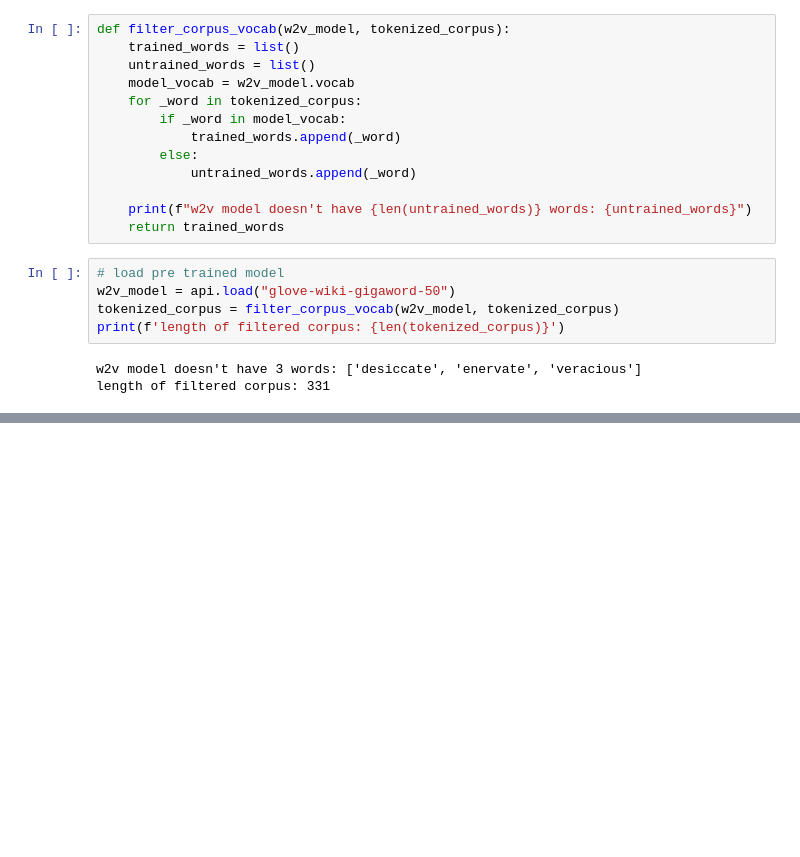
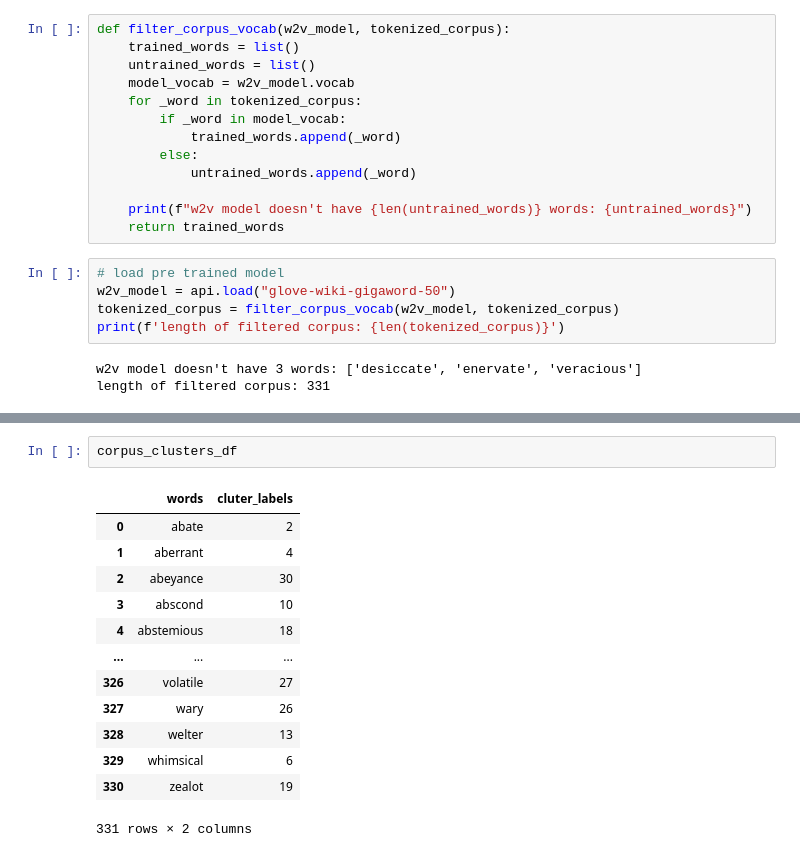
Before and after one commit to krishnansr/barrons-clustering, a Jupyter notebook: notebooks/affinity_prop_clustering.ipynb, the cells around one changed output, grey strips where cells are left out. Drawn from its saved outputs; the diff is of its cells as text; blank space fills up the shorter version.

```diff
--- a/notebooks/affinity_prop_clustering.ipynb
+++ b/notebooks/affinity_prop_clustering.ipynb
@@ -119,0 +140,16 @@ for label, x, y in zip(labels, T[:, 0], T[:, 1]):
+# %%
+corpus_clusters_df
+# %% [output]
+|  | words | cluter_labels |
+| 0 | abate | 2 |
+| 1 | aberrant | 4 |
+| 2 | abeyance | 30 |
+| 3 | abscond | 10 |
+| 4 | abstemious | 18 |
+| ... | ... | ... |
+| 326 | volatile | 27 |
+| 327 | wary | 26 |
+| 328 | welter | 13 |
+| 329 | whimsical | 6 |
+| 330 | zealot | 19 |
+331 rows × 2 columns
```
Also changed, not shown: parts of 12 cells of this notebook.
